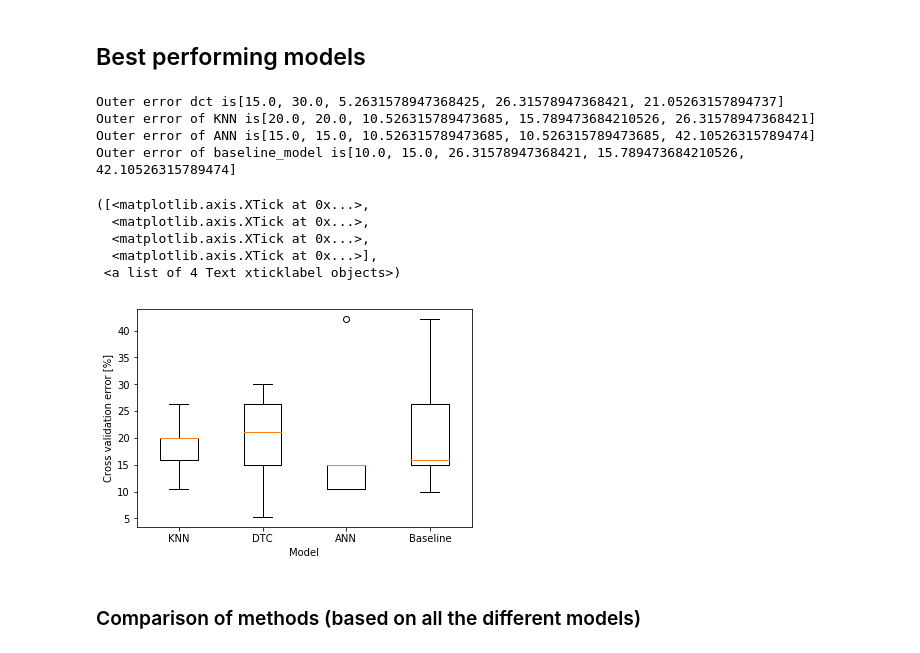
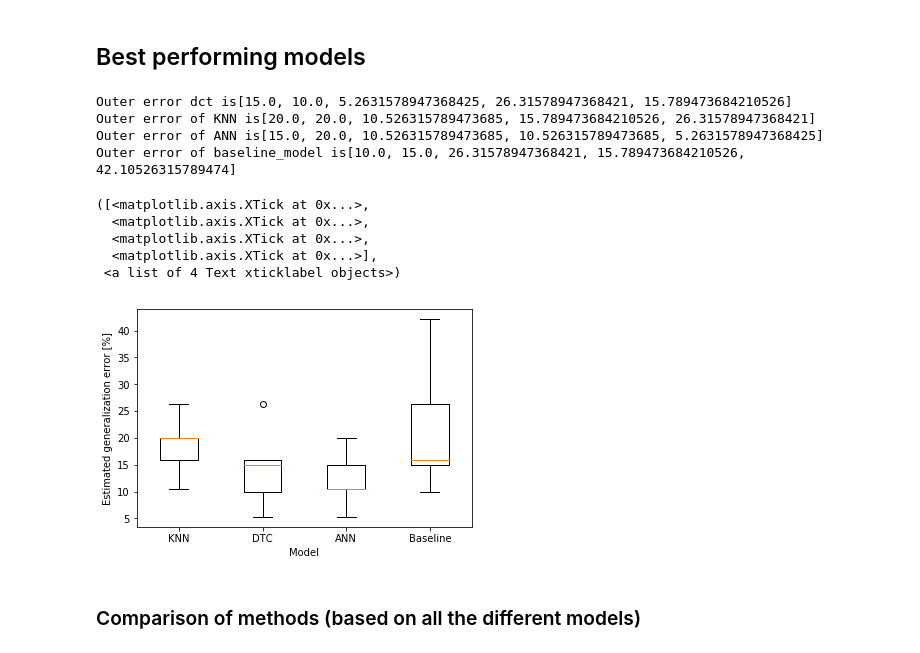
Before and after one commit to gretatuckute/ML_fall2018, a Jupyter notebook: Project 2.ipynb, the cells around one changed output. Cells and saved outputs as stored; diff of their text form; code cells hidden in the pictures.

```diff
--- a/Project 2.ipynb
+++ b/Project 2.ipynb
@@ -926,26 +926,26 @@ print(Baseline_error)
 # %%
 # The two best performing models are from dct and KNN
 print('Outer error dct is' + str(error_dct))
 print('Outer error of KNN is' + str(error_KNN))
 print('Outer error of ANN is' + str(error_ANN))
 print('Outer error of baseline_model is' + str(error_baseline))
 
 figure()
 boxplot([error_KNN, error_dct, error_ANN, error_baseline])
 xlabel('Model')
-ylabel('Cross validation error [%]')
+ylabel('Estimated generalization error [%]')
 xticks([1, 2, 3, 4], ['KNN', 'DTC', 'ANN', 'Baseline'])
 # %% [output]
-Outer error dct is[15.0, 30.0, 5.2631578947368425, 26.31578947368421, 21.05263157894737]
+Outer error dct is[15.0, 10.0, 5.2631578947368425, 26.31578947368421, 15.789473684210526]
 Outer error of KNN is[20.0, 20.0, 10.526315789473685, 15.789473684210526, 26.31578947368421]
-Outer error of ANN is[15.0, 15.0, 10.526315789473685, 10.526315789473685, 42.10526315789474]
+Outer error of ANN is[15.0, 20.0, 10.526315789473685, 10.526315789473685, 5.2631578947368425]
 Outer error of baseline_model is[10.0, 15.0, 26.31578947368421, 15.789473684210526, 42.10526315789474]
 ([<matplotlib.axis.XTick at 0x...>,
   <matplotlib.axis.XTick at 0x...>,
   <matplotlib.axis.XTick at 0x...>,
   <matplotlib.axis.XTick at 0x...>],
  <a list of 4 Text xticklabel objects>)
-[figure, old version]
+[figure, new version]
 # %% [markdown]
 ### Comparison of methods (based on all the different models)
 # %%
```
Also changed, not shown: parts of 7 cells of this notebook, 6 other files.
